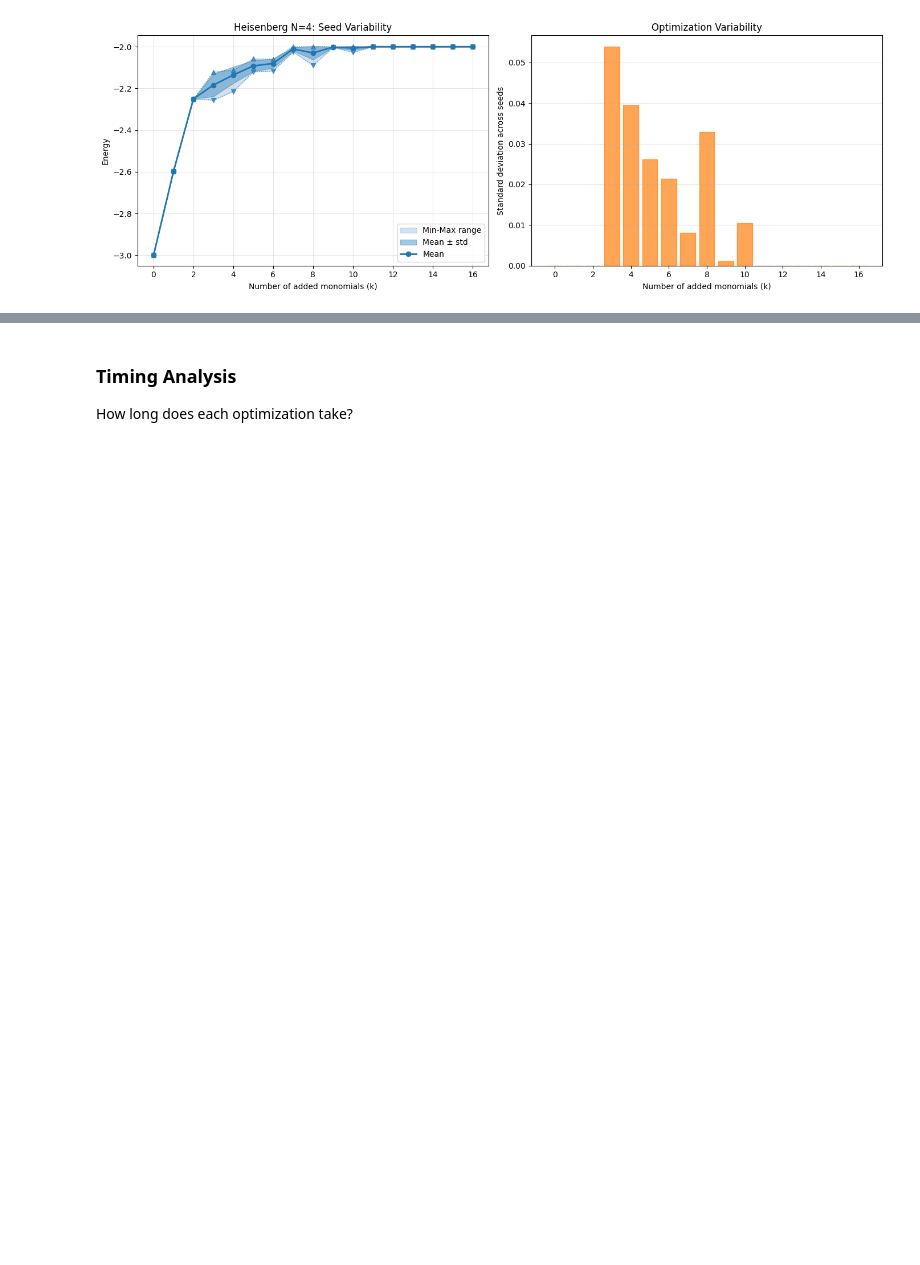
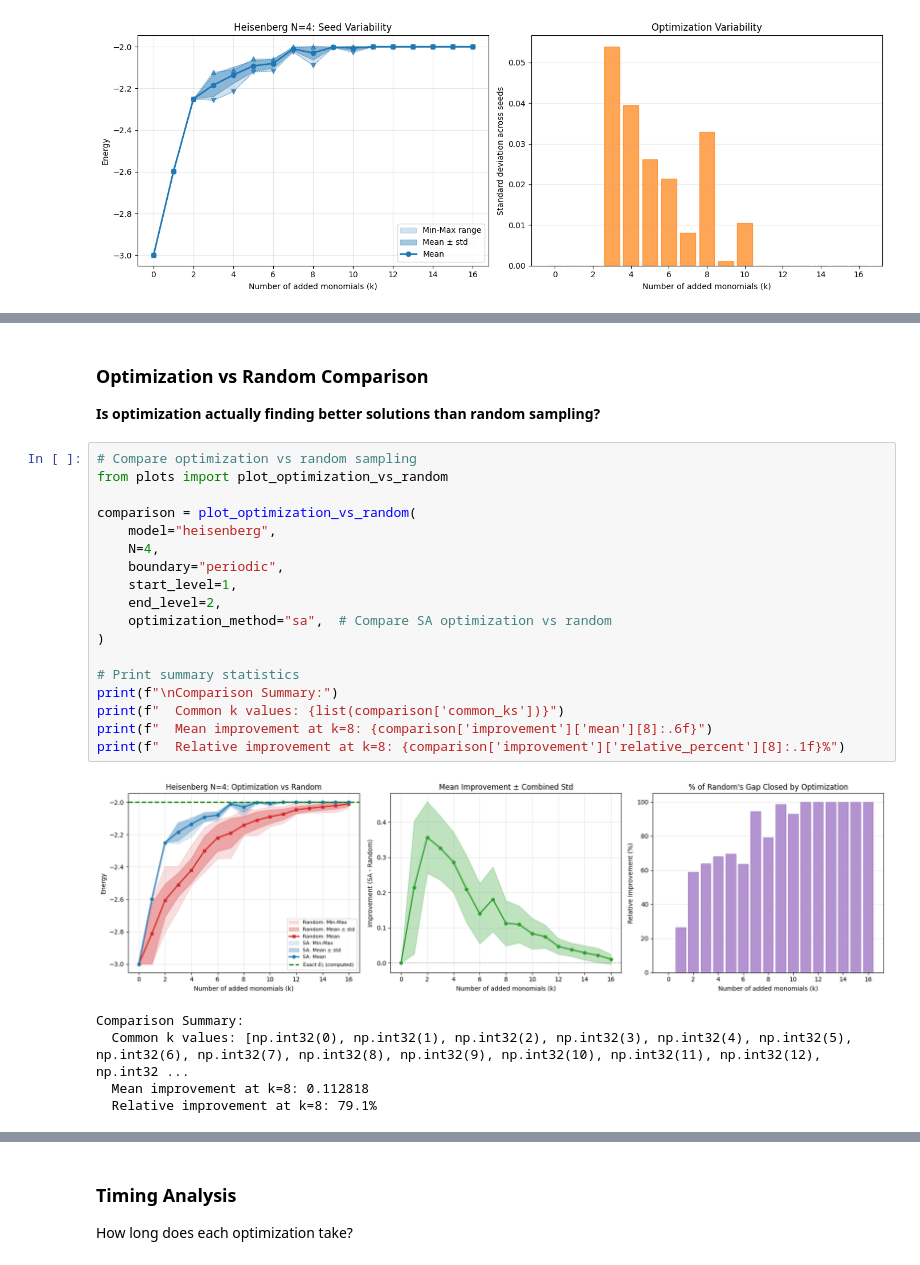
Before and after one commit to Ciscone7/OptimalMomentsNPA, a Jupyter notebook: workflow_demo.ipynb, the cells around one changed output, grey strips where cells are left out. Drawn from its saved outputs; the diff is of its cells as text; blank space fills up the shorter version.

```diff
--- a/workflow_demo.ipynb
+++ b/workflow_demo.ipynb
@@ -396,0 +434,28 @@ _ = plot_optimization_seeds_comparison(
+# %% [markdown]
+### Optimization vs Random Comparison
+
+**Is optimization actually finding better solutions than random sampling?**
+# %%
+# Compare optimization vs random sampling
+from plots import plot_optimization_vs_random
+
+comparison = plot_optimization_vs_random(
+    model="heisenberg",
+    N=4,
+    boundary="periodic",
+    start_level=1,
+    end_level=2,
+    optimization_method="sa",  # Compare SA optimization vs random
+)
+
+# Print summary statistics
+print(f"\nComparison Summary:")
+print(f"  Common k values: {list(comparison['common_ks'])}")
+print(f"  Mean improvement at k=8: {comparison['improvement']['mean'][8]:.6f}")
+print(f"  Relative improvement at k=8: {comparison['improvement']['relative_percent'][8]:.1f}%")
+# %% [output]
+[figure, added]
+Comparison Summary:
+  Common k values: [np.int32(0), np.int32(1), np.int32(2), np.int32(3), np.int32(4), np.int32(5), np.int32(6), np.int32(7), np.int32(8), np.int32(9), np.int32(10), np.int32(11), np.int32(12), np.int32 ...
+  Mean improvement at k=8: 0.112818
+  Relative improvement at k=8: 79.1%
```
Also changed, not shown: parts of 7 cells of this notebook.
